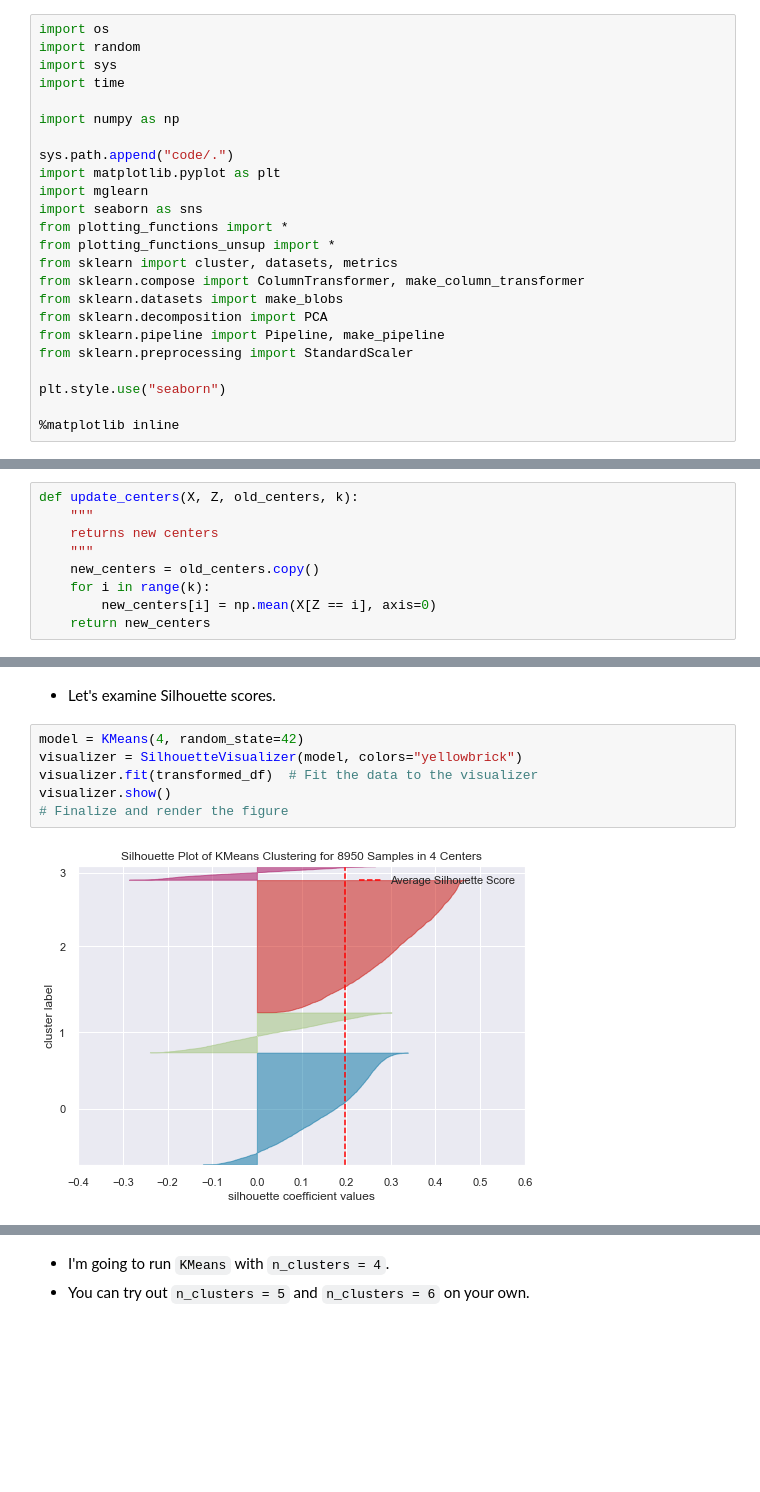
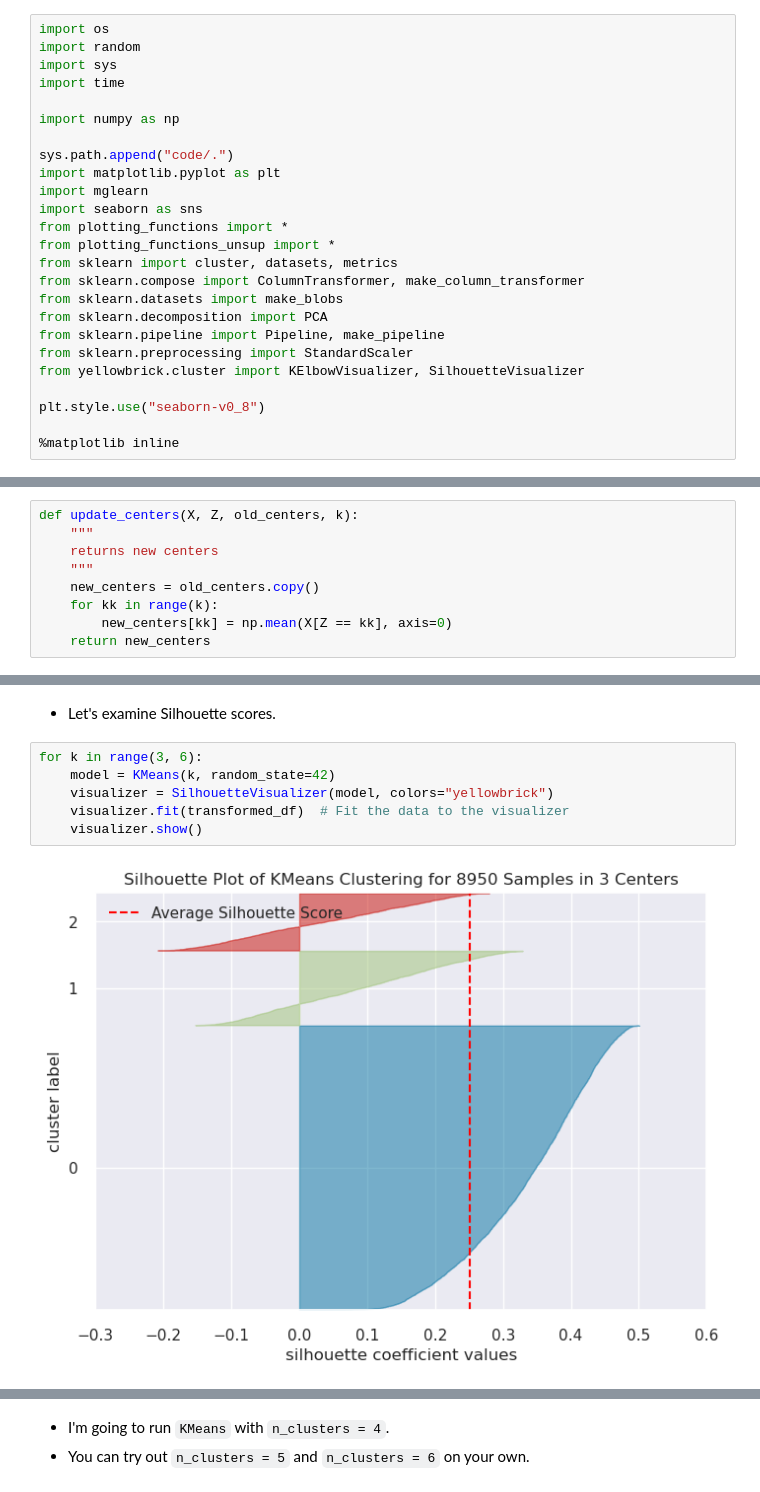
Before and after one commit to UBC-CS/cpsc330-2023s, a Jupyter notebook: lectures/14_k-means-clustering.ipynb, the cells around one changed output, grey strips where cells are left out. Drawn from its saved outputs; the diff is of its cells as text; blank space fills up the shorter version.

```diff
--- a/lectures/14_k-means-clustering.ipynb
+++ b/lectures/14_k-means-clustering.ipynb
@@ -28,7 +33,8 @@ from sklearn.datasets import make_blobs
 from sklearn.decomposition import PCA
 from sklearn.pipeline import Pipeline, make_pipeline
 from sklearn.preprocessing import StandardScaler
+from yellowbrick.cluster import KElbowVisualizer, SilhouetteVisualizer
 
-plt.style.use("seaborn")
+plt.style.use("seaborn-v0_8")
 
 %matplotlib inline
@@ -690,8 +697,8 @@ def update_centers(X, Z, old_centers, k):
     returns new centers
     """
     new_centers = old_centers.copy()
-    for i in range(k):
-        new_centers[i] = np.mean(X[Z == i], axis=0)
+    for kk in range(k):
+        new_centers[kk] = np.mean(X[Z == kk], axis=0)
     return new_centers
 # %% [markdown]
 ### Iteration 1: Step 1
@@ -1368,10 +1392,10 @@ visualizer.show();
 # %% [markdown]
 - Let's examine Silhouette scores.
 # %%
-model = KMeans(4, random_state=42)
-visualizer = SilhouetteVisualizer(model, colors="yellowbrick")
-visualizer.fit(transformed_df)  # Fit the data to the visualizer
-visualizer.show()
-# Finalize and render the figure
+for k in range(3, 6):
+    model = KMeans(k, random_state=42)
+    visualizer = SilhouetteVisualizer(model, colors="yellowbrick")
+    visualizer.fit(transformed_df)  # Fit the data to the visualizer
+    visualizer.show()
 # %% [output]
-[figure, old version]
+[figure, new version]
```
Also changed, not shown: parts of 170 cells of this notebook.
